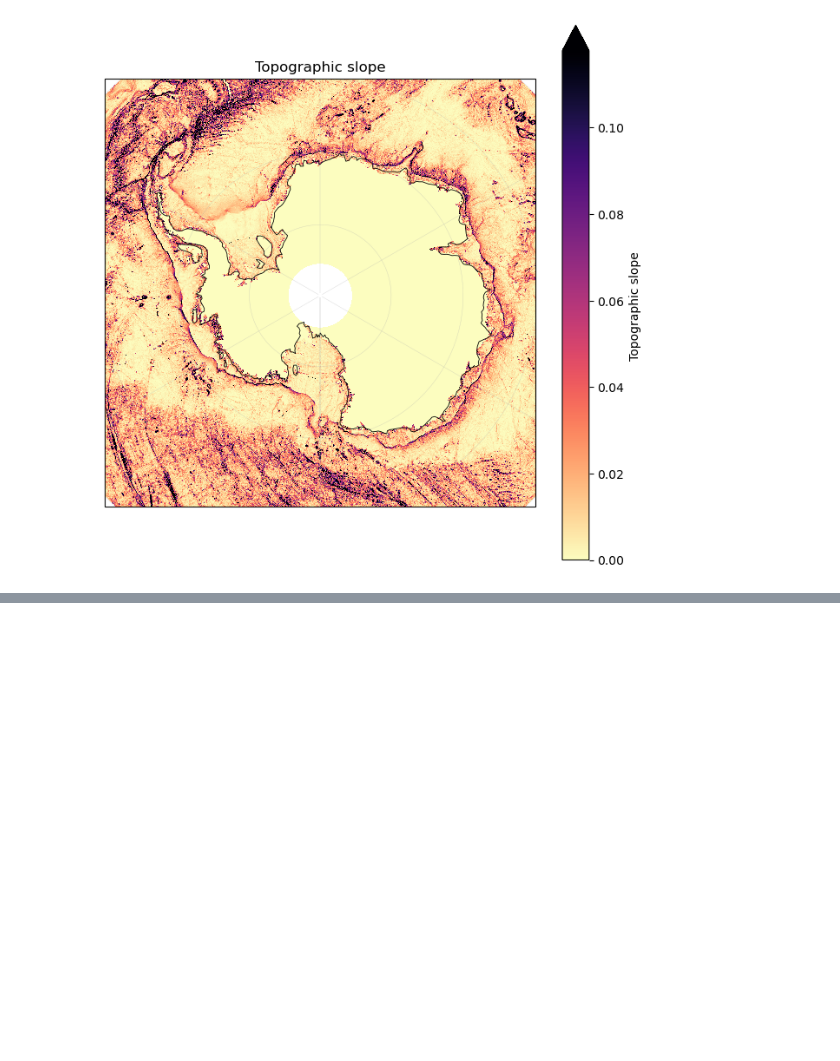
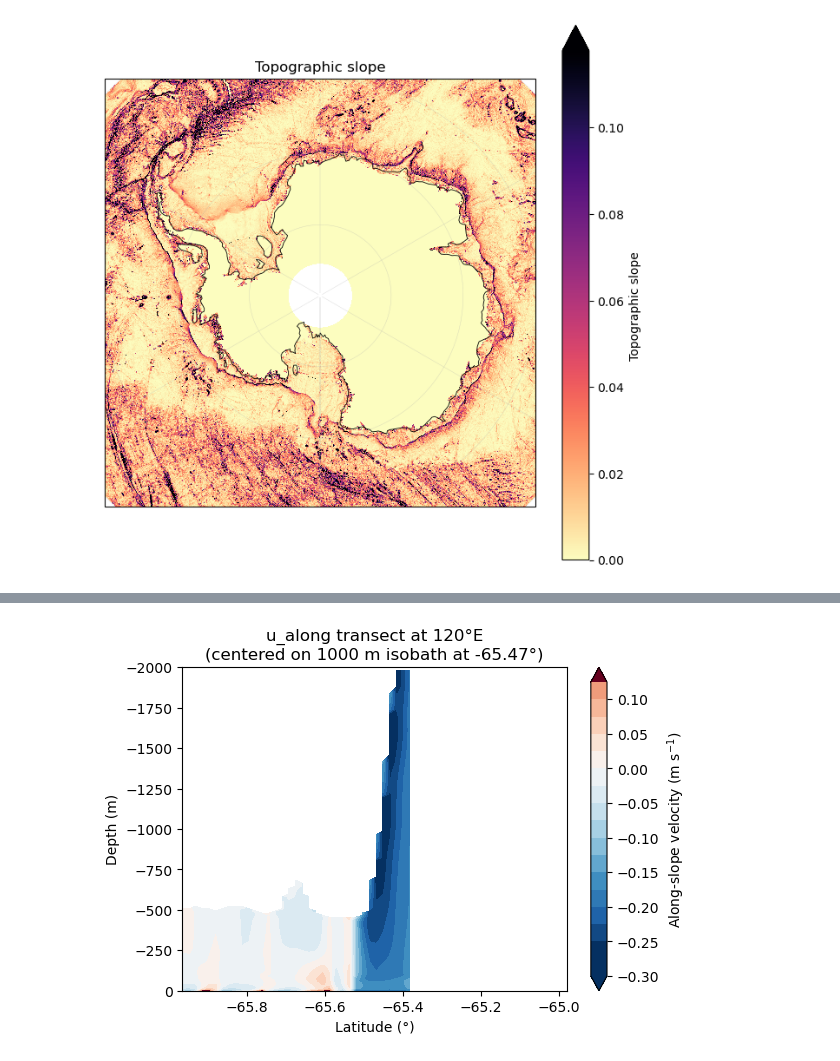
Before and after one commit to ZackKaufman/ASC_analysis_SoHi, a Jupyter notebook: ASC_index_calculator.ipynb, the cells around one changed output, grey strips where cells are left out. Saved outputs shown, nothing was run; the diff lists cells and outputs as text; code cells hidden in the pictures; blank space fills up the shorter version.

```diff
--- a/ASC_index_calculator.ipynb
+++ b/ASC_index_calculator.ipynb
@@ -408,0 +755,69 @@ plt.show()
+# %%
+# --- parameters ---
+lon_target = 120.0          # degrees (your grid is 0..360)
+band_deg   = 1.0            # ~1°-wide latitude band
+
+# --- 1) locate the first 1000 m isobath from the south along lon=120° ---
+bcol = bathym_on_uv.sel(lon=lon_target, method="nearest").sortby("lat")
+blat = bcol["lat"].values
+bval = bcol.values
+
+# keep finite values only
+m = np.isfinite(bval)
+blat, bval = blat[m], bval[m]
+
+# find first crossing of 1000 m as we go northward
+cross = np.where(np.sign(bval[:-1] - 1000) != np.sign(bval[1:] - 1000))[0]
+if cross.size > 0:
+    idx0 = cross[0] + 1
+else:
+    # fallback: closest to 1000 m
+    idx0 = int(np.nanargmin(np.abs(bval - 1000)))
+
+lat0 = float(blat[idx0])
+lat_lo = lat0 - band_deg/2
+lat_hi = lat0 + band_deg/2
+
+# --- 2) extract u_along slice at lon≈120° within ~1° latitude band ---
+# robust 1° band around the 1000 m isobath latitude (works for any lat ordering)
+uda_lon = u_along.sel(lon=lon_target, method="nearest")
+for d in ("date", "time", "lev"):
+    if d in uda_lon.dims:
+        uda_lon = uda_lon.isel({d: 0})
+
+latmask = np.abs(uda_lon["lat"] - lat0) <= band_deg/2
+uda_band = uda_lon.where(latmask, drop=True)
+
+# --- 3) plot depth–latitude transect (0–2000 m, surface on top) ---
+fig, ax = plt.subplots(figsize=(6.2, 4.2))
+
+U = uda_band.transpose("depth", "lat")
+# keep 0 to -2000 m regardless of coord ordering
+dmask = (U["depth"] <= 0) & (U["depth"] >= -2000)
+U = U.where(dmask, drop=True)
+
+# mask continent (NaN or 0); set NaN color to grey
+Uplot = U.where(U.notnull() & (U != 0))
+import matplotlib.cm as cm
+#cmap = cm.get_cmap("RdBu_r").copy()
+#cmap.set_bad("0.7")  # grey for masked/land
+
+vmax = float(np.nanpercentile(np.abs(Uplot.values), 99))
+vmax = max(vmax, 1e-6)
+
+pcm = ax.contourf(
+    Uplot["lat"].values, Uplot["depth"].values, Uplot.values,
+    levels=21, cmap="RdBu_r", vmin=-vmax, vmax=vmax, extend="both"
+)
+fig.colorbar(pcm, ax=ax, label="Along-slope velocity (m s$^{-1}$)")
+
+ax.set_xlabel("Latitude (°)")
+ax.set_ylabel("Depth (m)")
+ax.set_title(f"u_along transect at {lon_target:.0f}°E\n(centered on 1000 m isobath at {lat0:.2f}°)")
+
+# surface on top
+ax.set_ylim(0, -2000)
+
+plt.show()
+# %% [output]
+[figure, added]
```
Also changed, not shown: parts of 14 cells of this notebook.
